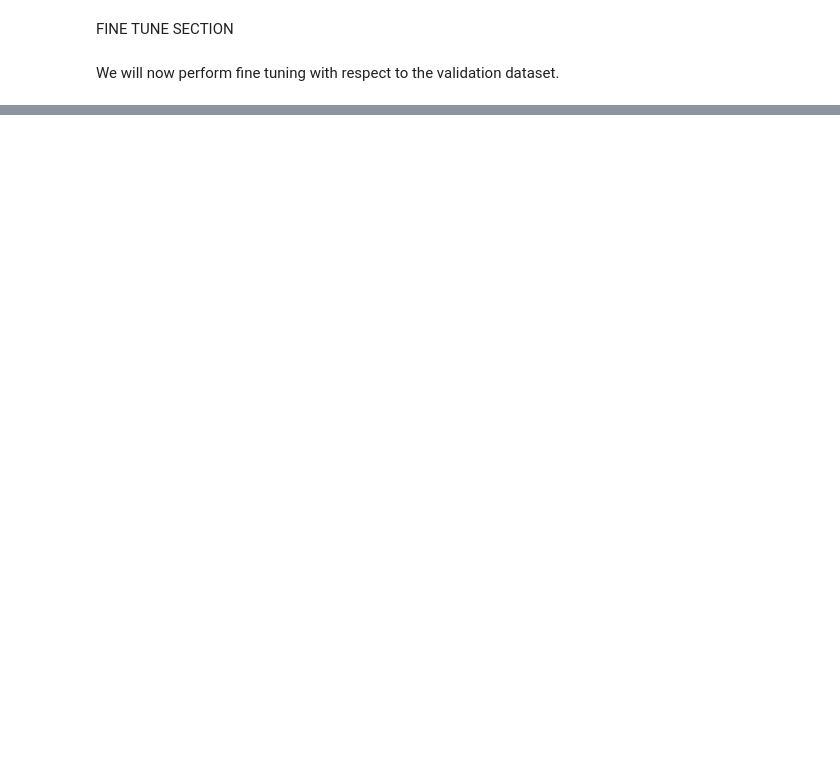
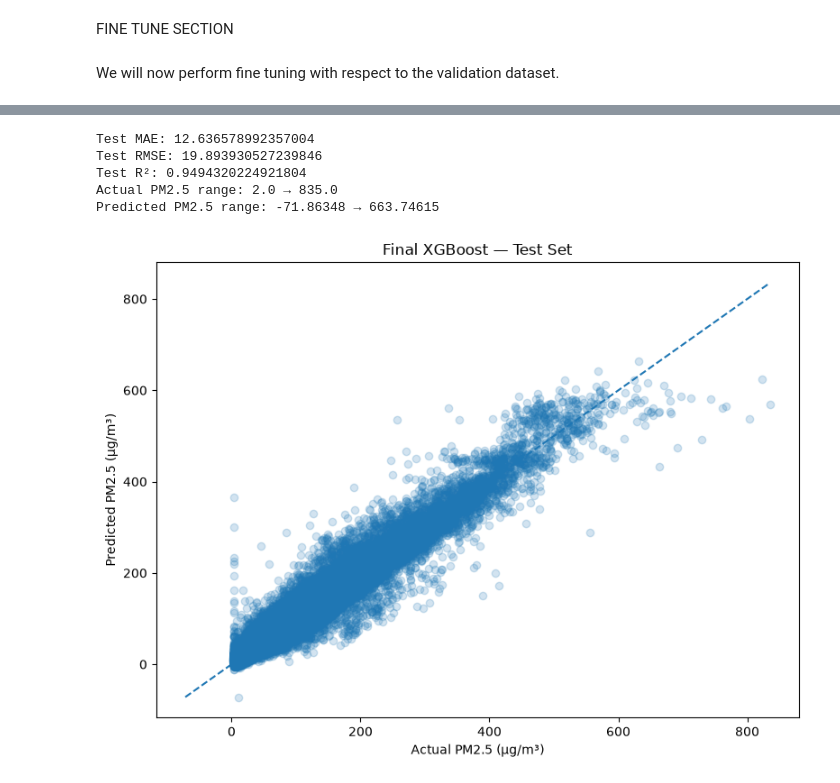
Before and after one commit to challandenathan/air-quality-prediction, a Jupyter notebook: notebooks/model_analysis.ipynb, the cells around one changed output, grey strips where cells are left out. Cells and saved outputs as stored; diff of their text form; code cells hidden in the pictures; blank space fills up the shorter version.

```diff
--- a/notebooks/model_analysis.ipynb
+++ b/notebooks/model_analysis.ipynb
@@ -670,0 +1143,79 @@ FINE TUNE SECTION
+# %%
+#the final model:
+y_test_pred = model.predict(
+    X_test_pollution
+)
+mae_test = mean_absolute_error(
+    y_test_pollution,
+    y_test_pred
+)
+
+rmse_test = np.sqrt(
+    mean_squared_error(
+        y_test_pollution,
+        y_test_pred
+    )
+)
+
+r2_test = r2_score(
+    y_test_pollution,
+    y_test_pred
+)
+
+print("Test MAE:", mae_test)
+print("Test RMSE:", rmse_test)
+print("Test R²:", r2_test)
+print(
+    "Actual PM2.5 range:",
+    y_test_pollution.min(),
+    "→",
+    y_test_pollution.max()
+)
+
+print(
+    "Predicted PM2.5 range:",
+    y_test_pred.min(),
+    "→",
+    y_test_pred.max()
+)
+# %% [output]
+Test MAE: 12.636578992357004
+Test RMSE: 19.893930527239846
+Test R²: 0.9494320224921804
+Actual PM2.5 range: 2.0 → 835.0
+Predicted PM2.5 range: -71.86348 → 663.74615
+# %%
+import matplotlib.pyplot as plt
+
+plt.figure(figsize=(8, 6))
+
+plt.scatter(
+    y_test_pollution,
+    y_test_pred,
+    alpha=0.2
+)
+
+min_value = min(
+    y_test_pollution.min(),
+    y_test_pred.min()
+)
+
+max_value = max(
+    y_test_pollution.max(),
+    y_test_pred.max()
+)
+
+plt.plot(
+    [min_value, max_value],
+    [min_value, max_value],
+    linestyle="--"
+)
+
+plt.xlabel("Actual PM2.5 (µg/m³)")
+plt.ylabel("Predicted PM2.5 (µg/m³)")
+plt.title("Final XGBoost — Test Set")
+
+plt.tight_layout()
+plt.show()
+# %% [output]
+[figure, added]
```
Also changed, not shown: parts of 41 cells of this notebook, 6 other files.
